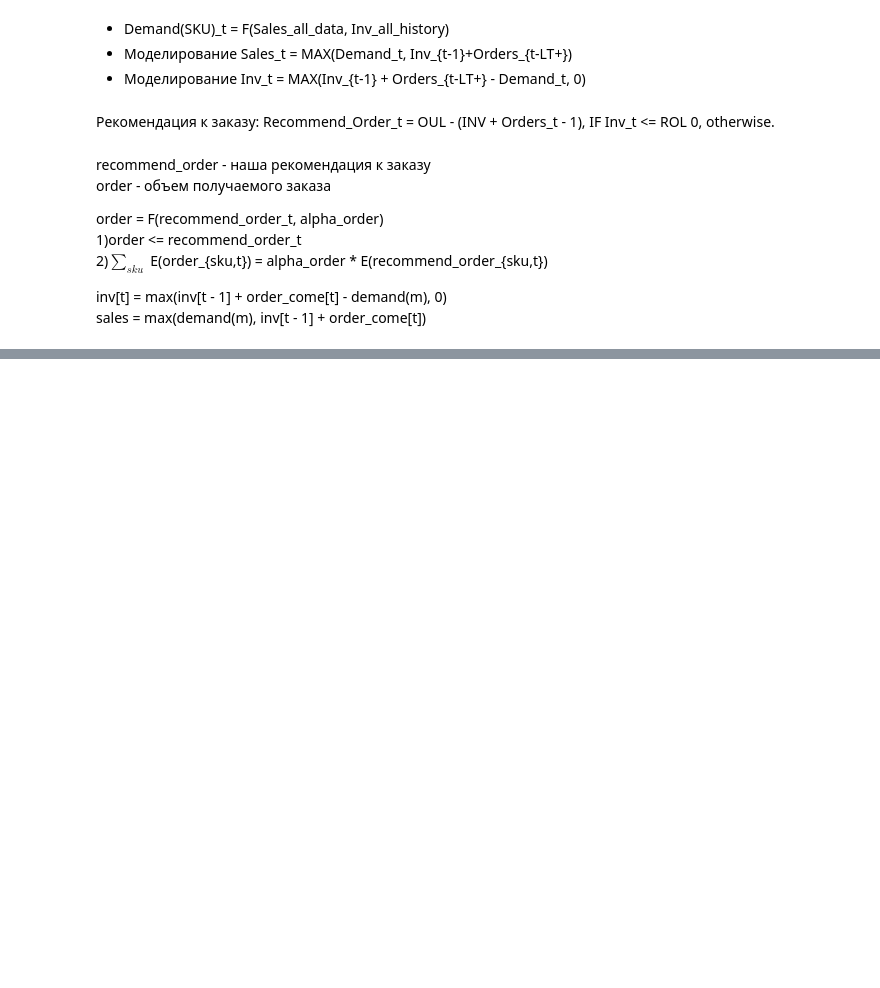
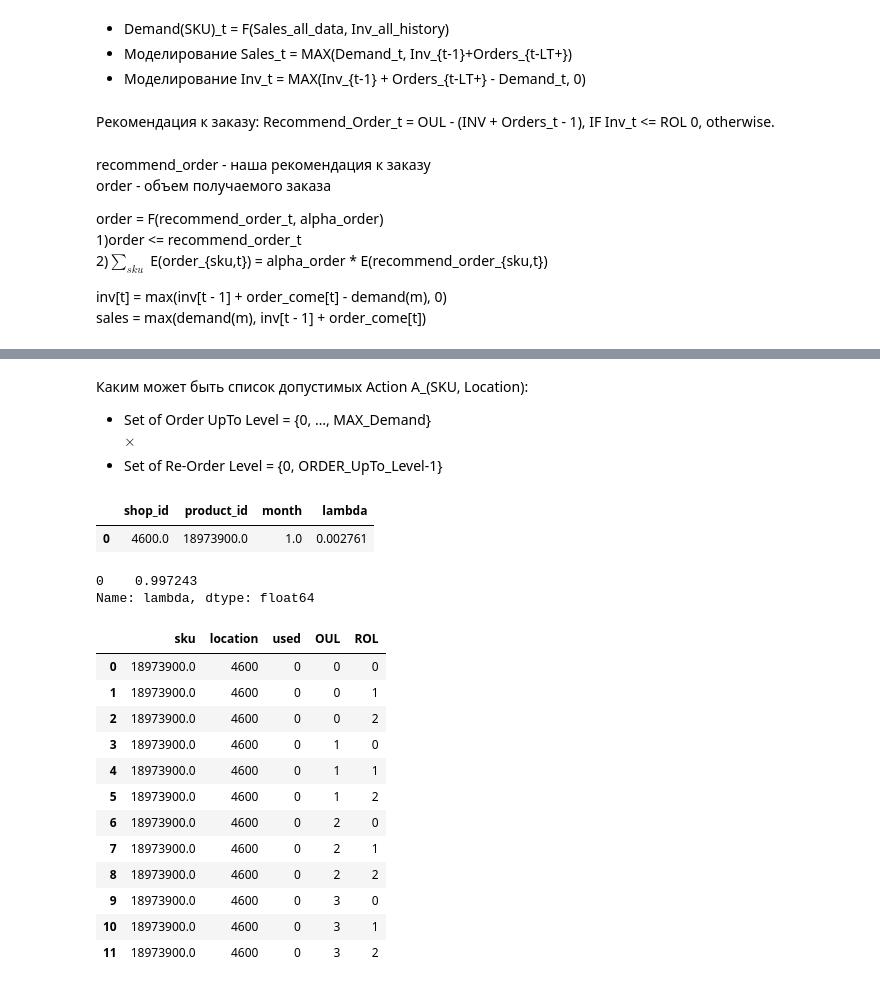
Before and after one commit to aromanenko/RLIO, a Jupyter notebook: DemandRestoring_v2.2.ipynb, the cells around one changed output, grey strips where cells are left out. Drawn from its saved outputs; the diff is of its cells as text; code cells hidden in the pictures; blank space fills up the shorter version.

```diff
--- a/DemandRestoring_v2.2.ipynb
+++ b/DemandRestoring_v2.2.ipynb
@@ -19,7 +11,3 @@ Order_UpTo_Level(SKU, ТТ) - политика пополнения (S)
-# %%
-OUL = 1 # Order Upto Level
-ROL = 0 # Re-Order Level
-Delta = OUL - ROL # Delta = Order_UpTo_Level - ReOrder_Level (S-s)
 # %% [markdown]
 # Восстановление спроса на тестовых данных
 # %% [markdown]
@@ -625,0 +664,24 @@ for i, real in enumerate([realization0, realization1, realization2, realization3
+# %% [markdown]
+Каким может быть список допустимых Action A_(SKU, Location):
+* Set of Order UpTo Level = {0, …, MAX_Demand}
+<br>$\times$
+* Set of Re-Order Level = {0, ORDER_UpTo_Level-1}
+# %%
+# Считаем пока что только для одной пары sku x loc и без различия месяцев
+l_data_t = DemandRestoring(4600, 18973900).drop_duplicates(ignore_index=True)
+l_data_t = l_data_t.head(1)
+l_data_t
+# %% [output]
+|  | shop_id | product_id | month | lambda |
+| 0 | 4600.0 | 18973900.0 | 1.0 | 0.002761 |
+# %%
+import math
+
+m = 1
+s = 0
+for l in range(m):
+    s += l_data_t['lambda']**l * np.exp(-l_data_t['lambda']) / math.factorial(l)
+s
+# %% [output]
+0    0.997243
+Name: lambda, dtype: float64
@@ -625,0 +699,17 @@ for i, real in enumerate([realization0, realization1, realization2, realization3
+# %%
+action = reload_action()
+action
+# %% [output]
+|  | sku | location | used | OUL | ROL |
+| 0 | 18973900.0 | 4600 | 0 | 0 | 0 |
+| 1 | 18973900.0 | 4600 | 0 | 0 | 1 |
+| 2 | 18973900.0 | 4600 | 0 | 0 | 2 |
+| 3 | 18973900.0 | 4600 | 0 | 1 | 0 |
+| 4 | 18973900.0 | 4600 | 0 | 1 | 1 |
+| 5 | 18973900.0 | 4600 | 0 | 1 | 2 |
+| 6 | 18973900.0 | 4600 | 0 | 2 | 0 |
+| 7 | 18973900.0 | 4600 | 0 | 2 | 1 |
+| 8 | 18973900.0 | 4600 | 0 | 2 | 2 |
+| 9 | 18973900.0 | 4600 | 0 | 3 | 0 |
+| 10 | 18973900.0 | 4600 | 0 | 3 | 1 |
+| 11 | 18973900.0 | 4600 | 0 | 3 | 2 |
```
Also changed, not shown: parts of 28 cells of this notebook.
